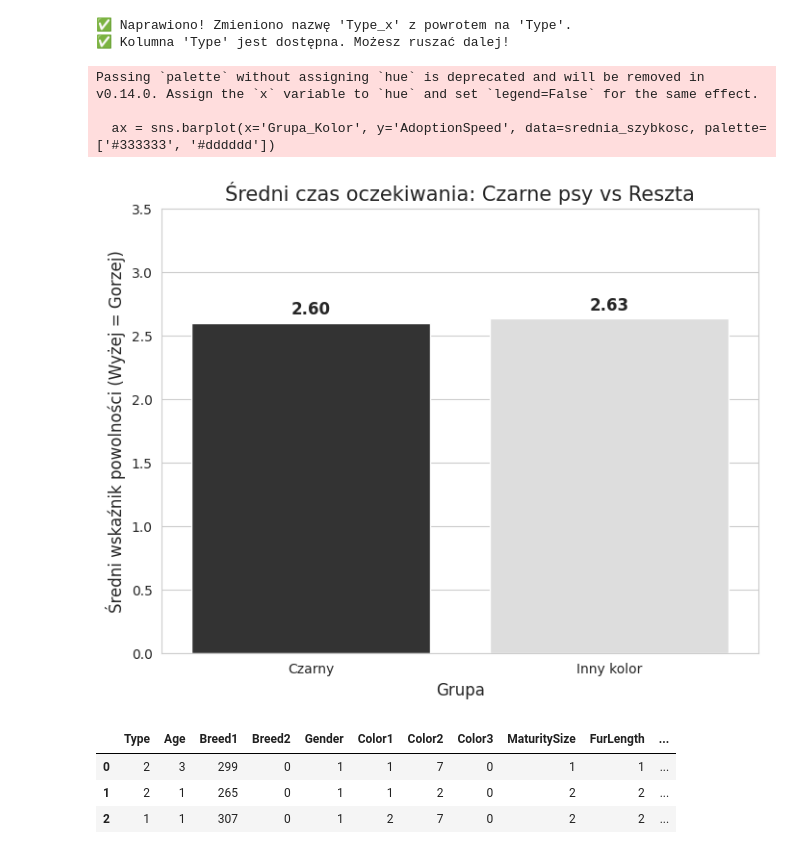
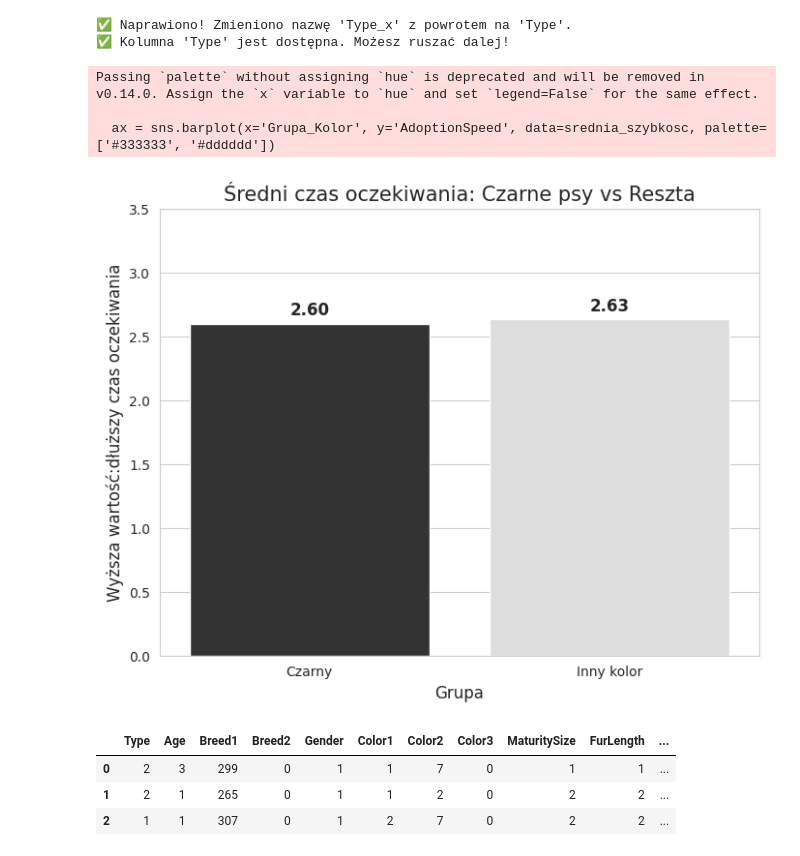
Before and after one commit to trozmarynowski/Projekt-Zaliczeniony-Merito, a Jupyter notebook: Untitled85.ipynb, the cells around one changed output. Cells and saved outputs as stored; diff of their text form; code cells hidden in the pictures.

```diff
--- a/Untitled85.ipynb
+++ b/Untitled85.ipynb
@@ -251,35 +251,35 @@ psy = df[df['Type'] == 1].copy()
 # Dzielę na "Czarny" i "Inny"
 psy['Grupa_Kolor'] = psy['Color1_Name'].apply(lambda x: 'Czarny' if x == 'Black'
                                               else 'Inny kolor')
 
 # Liczę średnią ocenę szybkości
 
 srednia_szybkosc = psy.groupby('Grupa_Kolor')['AdoptionSpeed'].mean().reset_index()
 
 plt.figure(figsize=(8, 6))
 
 
 ax = sns.barplot(x='Grupa_Kolor', y='AdoptionSpeed', data=srednia_szybkosc, palette=['#333333', '#dddddd'])
 
 
 plt.title('Średni czas oczekiwania: Czarne psy vs Reszta', fontsize=15)
 plt.xlabel('Grupa', fontsize=12)
-plt.ylabel('Średni wskaźnik powolności (Wyżej = Gorzej)', fontsize=12)
+plt.ylabel('Wyższa wartość:dłuższy czas oczekiwania', fontsize=12)
 
 # Ustawiam zakres osi Y od 0 do 4 (bo taka jest skala), żeby nie przekłamywać
 plt.ylim(0, 3.5)
 
 # Dodaję konkretne liczby na słupkach
 for p in ax.patches:
     ax.annotate(f'{p.get_height():.2f}', (p.get_x() + p.get_width() / 2., p.get_height()),
                 ha='center', va='center', xytext=(0, 10), textcoords='offset points', fontsize=12, fontweight='bold')
 
 plt.show()
 # %% [output]
 Passing `palette` without assigning `hue` is deprecated and will be removed in v0.14.0. Assign the `x` variable to `hue` and set `legend=False` for the same effect.
 
   ax = sns.barplot(x='Grupa_Kolor', y='AdoptionSpeed', data=srednia_szybkosc, palette=['#333333', '#dddddd'])
-[figure, old version]
+[figure, new version]
 # %%
 # --- PRZYGOTOWANIE DANYCH POD MODEL (PREPROCESSING) ---
 
```
